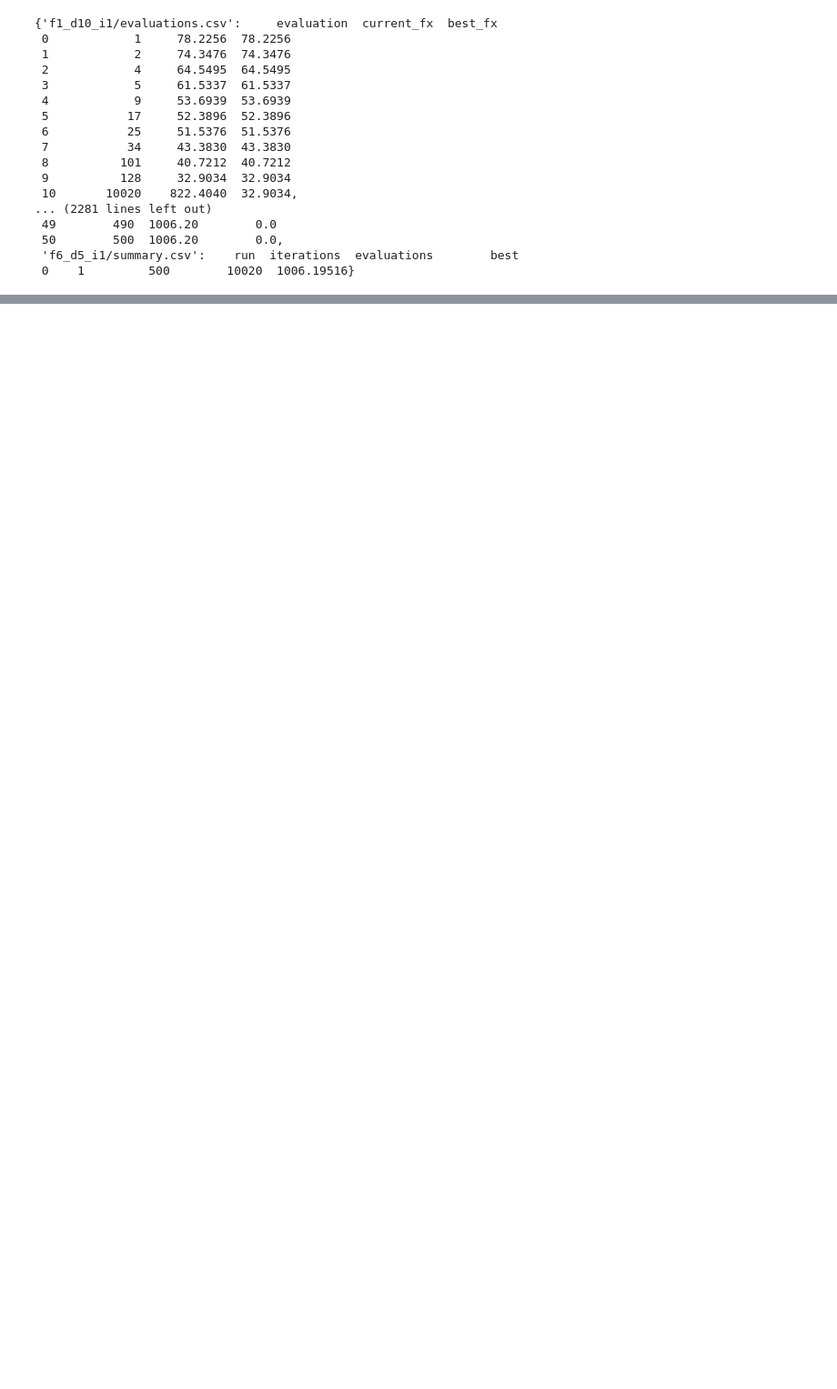
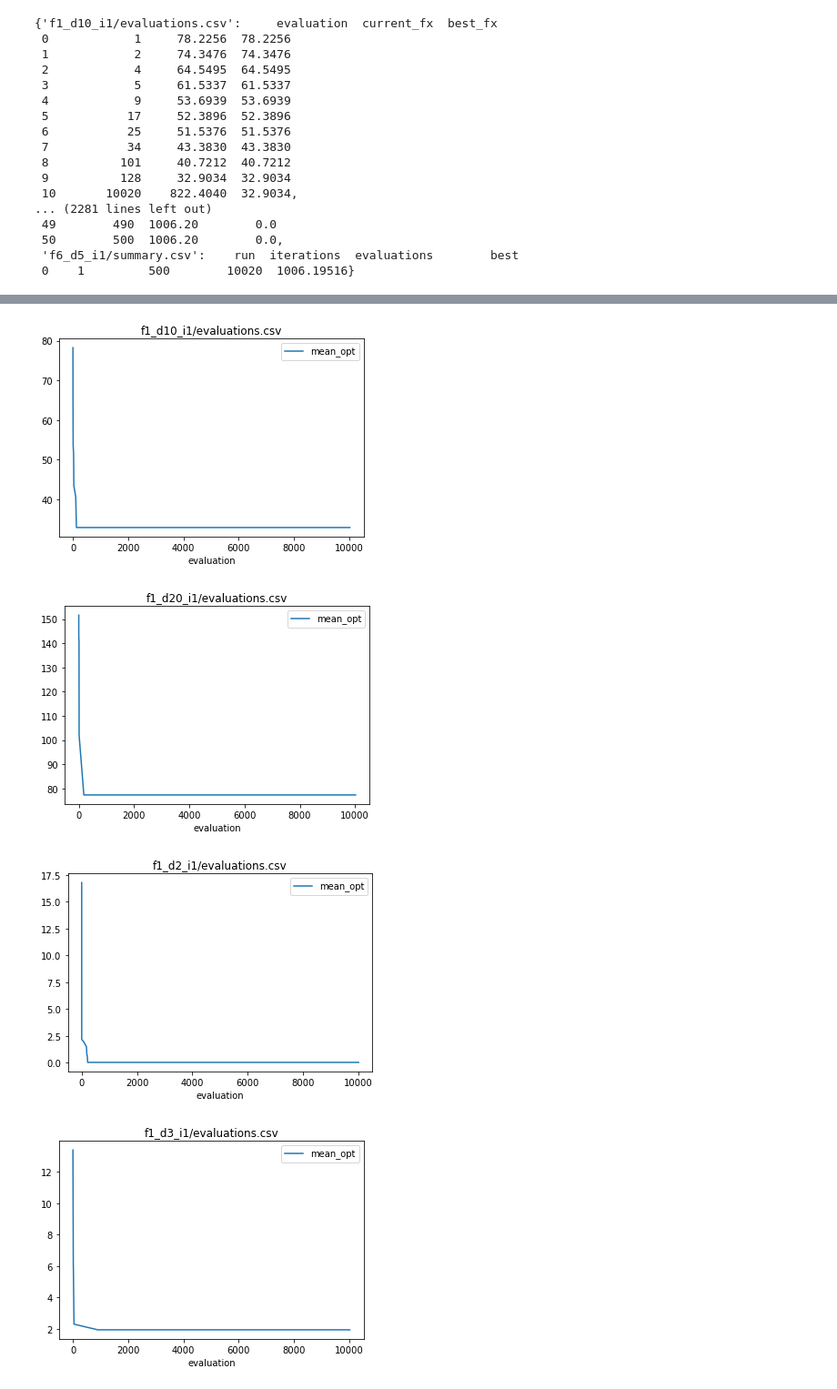
Before and after one commit to mahf-opt/mahf, a Jupyter notebook: evaluation/basicExperiment.ipynb, the cells around one changed output, grey strips where cells are left out. Shown at 91% size. Drawn from its saved outputs; the diff is of its cells as text; code cells hidden in the pictures; blank space fills up the shorter version.

```diff
--- a/evaluation/basicExperiment.ipynb
+++ b/evaluation/basicExperiment.ipynb
@@ -28,0 +119,9 @@ experiment_csv_dict
+# %%
+for key in stats_eval_dict:
+    stats_eval_dict[key].plot(y="mean_opt")
+    plt.title(key)
+# %% [output]
+[figure, added]
+[figure, added]
+[figure, added]
+[figure, added]
```
Also changed, not shown: parts of 13 cells of this notebook.
